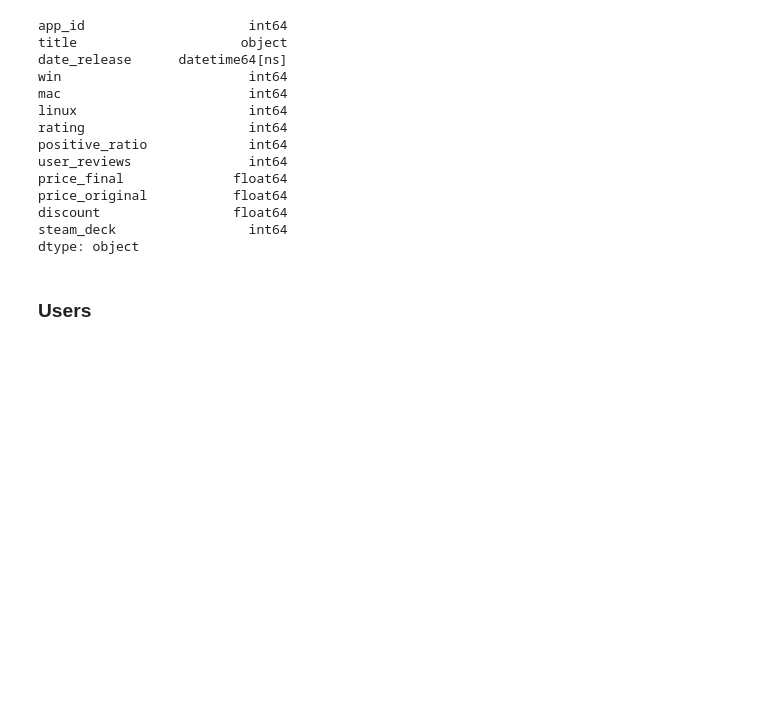
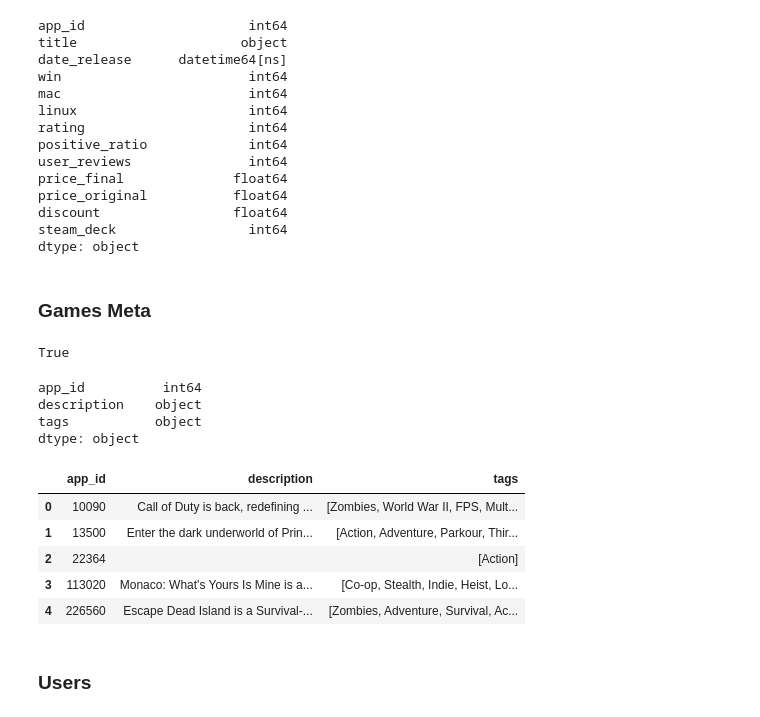
Before and after one commit to slvhuang/DL-Steam-Game-Recommender-System, a Jupyter notebook: 1_preprocessing.ipynb, the cells around one changed output. Cells and saved outputs as stored; diff of their text form; code cells hidden in the pictures; blank space fills up the shorter version.

```diff
--- a/1_preprocessing.ipynb
+++ b/1_preprocessing.ipynb
@@ -286,3 +322,30 @@ dtype: object
 # %%
 # Save preprocessed data
 games_df.to_csv('preprocessed/games.csv', index=False)
+# %% [markdown]
+### Games Meta
+# %%
+# check for duplicates
+games_meta_df['app_id'].unique().shape[0] == games_meta_df.shape[0]
+# %% [output]
+True
+# %%
+# data types
+games_meta_df.dtypes
+# %% [output]
+app_id          int64
+description    object
+tags           object
+dtype: object
+# %%
+# text cleaning
+games_meta_df['description'] = games_meta_df['description'].apply(lambda x: re.sub("[\(\[].*?[\)\]]", "", x).strip())
+# %%
+games_meta_df.head()
+# %% [output]
+|  | app_id | description | tags |
+| 0 | 10090 | Call of Duty is back, redefining ... | [Zombies, World War II, FPS, Mult... |
+| 1 | 13500 | Enter the dark underworld of Prin... | [Action, Adventure, Parkour, Thir... |
+| 2 | 22364 |  | [Action] |
+| 3 | 113020 | Monaco: What's Yours Is Mine is a... | [Co-op, Stealth, Indie, Heist, Lo... |
+| 4 | 226560 | Escape Dead Island is a Survival-... | [Zombies, Adventure, Survival, Ac... |
```
Also changed, not shown: parts of 13 cells of this notebook, 3 other files.
